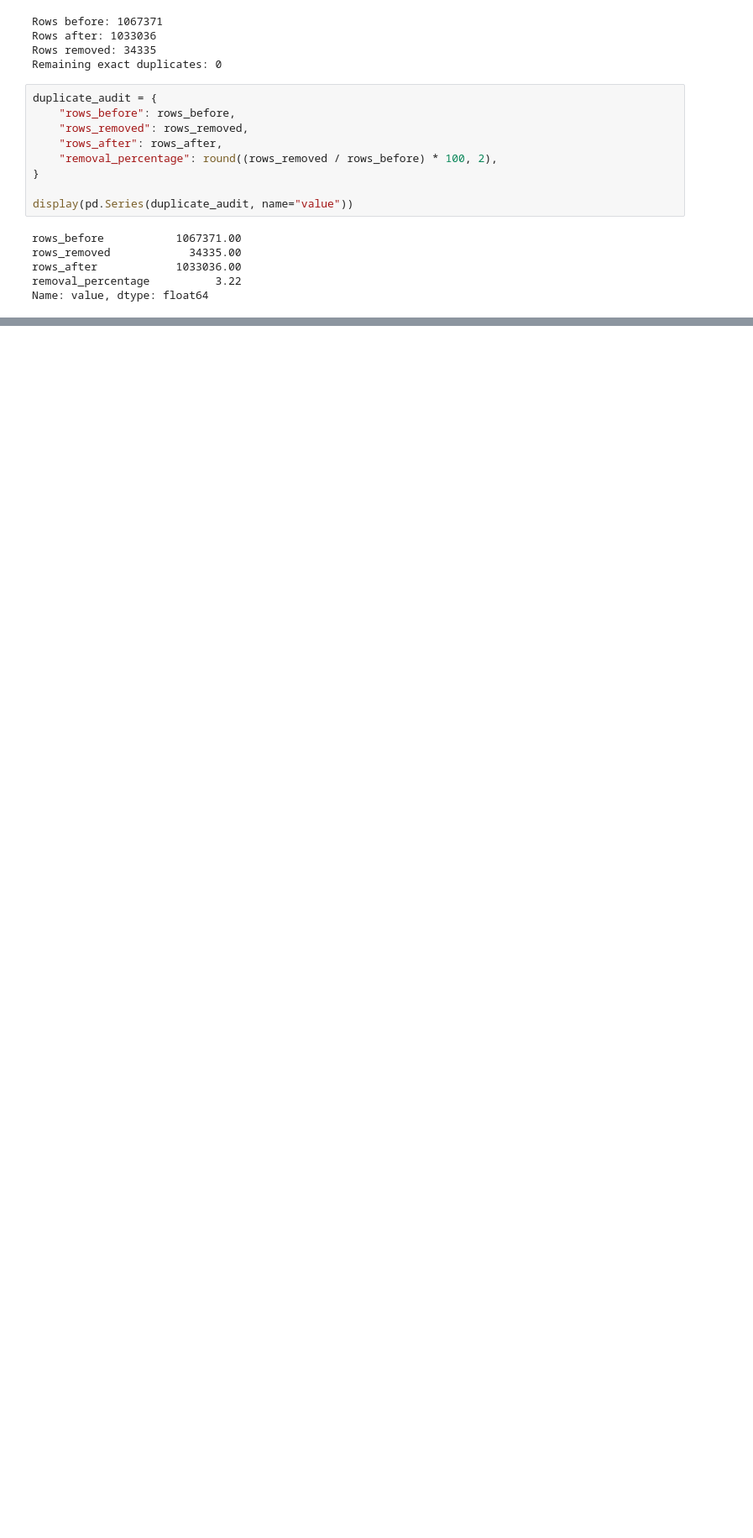
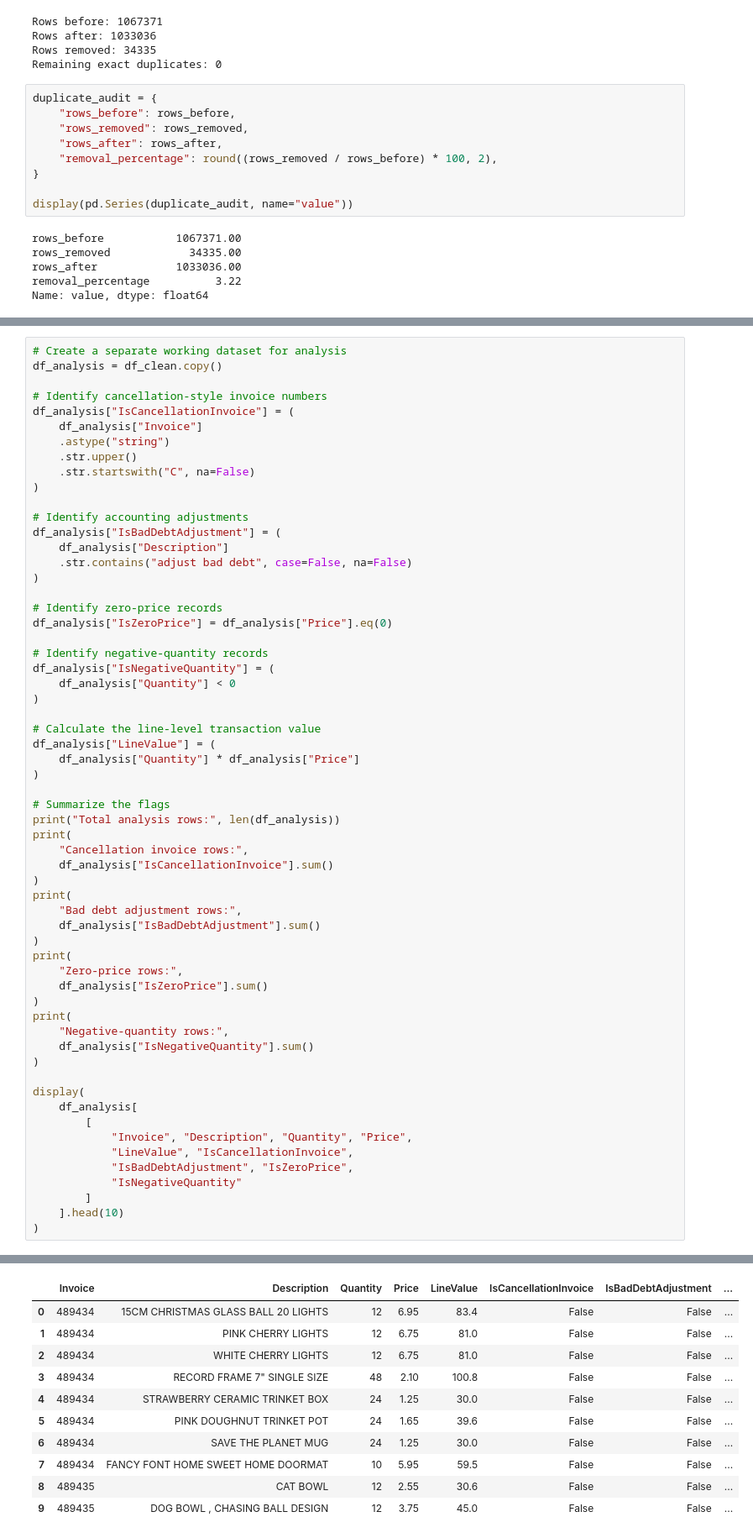
Before and after one commit to siddardha-007/retail-pulse-analytics, a Jupyter notebook: notebooks/02_data_cleaning.ipynb, the cells around one changed output, grey strips where cells are left out. Shown at 84% size. Cells and saved outputs as stored; diff of their text form; blank space fills up the shorter version.

```diff
--- a/notebooks/02_data_cleaning.ipynb
+++ b/notebooks/02_data_cleaning.ipynb
@@ -110,0 +387,61 @@ Name: value, dtype: float64
+# %%
+# Create a separate working dataset for analysis
+df_analysis = df_clean.copy()
+
+# Identify cancellation-style invoice numbers
+df_analysis["IsCancellationInvoice"] = (
+    df_analysis["Invoice"]
+    .astype("string")
+    .str.upper()
+    .str.startswith("C", na=False)
+)
+
+# Identify accounting adjustments
+df_analysis["IsBadDebtAdjustment"] = (
+    df_analysis["Description"]
+    .str.contains("adjust bad debt", case=False, na=False)
+)
+
+# Identify zero-price records
+df_analysis["IsZeroPrice"] = df_analysis["Price"].eq(0)
+
+# Identify negative-quantity records
+df_analysis["IsNegativeQuantity"] = (
+    df_analysis["Quantity"] < 0
+)
+
+# Calculate the line-level transaction value
+df_analysis["LineValue"] = (
+    df_analysis["Quantity"] * df_analysis["Price"]
+)
+
+# Summarize the flags
+print("Total analysis rows:", len(df_analysis))
+print(
+    "Cancellation invoice rows:",
+    df_analysis["IsCancellationInvoice"].sum()
+)
+print(
+    "Bad debt adjustment rows:",
+    df_analysis["IsBadDebtAdjustment"].sum()
+)
+print(
+    "Zero-price rows:",
+    df_analysis["IsZeroPrice"].sum()
+)
+print(
+    "Negative-quantity rows:",
+    df_analysis["IsNegativeQuantity"].sum()
+)
+
+display(
+    df_analysis[
+        [
+            "Invoice", "Description", "Quantity", "Price",
+            "LineValue", "IsCancellationInvoice",
+            "IsBadDebtAdjustment", "IsZeroPrice",
+            "IsNegativeQuantity"
+        ]
+    ].head(10)
+)
+# %% [output]
@@ -110,0 +453,11 @@ Name: value, dtype: float64
+|  | Invoice | Description | Quantity | Price | LineValue | IsCancellationInvoice | IsBadDebtAdjustment | ... |
+| 0 | 489434 | 15CM CHRISTMAS GLASS BALL 20 LIGHTS | 12 | 6.95 | 83.4 | False | False | ... |
+| 1 | 489434 | PINK CHERRY LIGHTS | 12 | 6.75 | 81.0 | False | False | ... |
+| 2 | 489434 | WHITE CHERRY LIGHTS | 12 | 6.75 | 81.0 | False | False | ... |
+| 3 | 489434 | RECORD FRAME 7" SINGLE SIZE | 48 | 2.10 | 100.8 | False | False | ... |
+| 4 | 489434 | STRAWBERRY CERAMIC TRINKET BOX | 24 | 1.25 | 30.0 | False | False | ... |
+| 5 | 489434 | PINK DOUGHNUT TRINKET POT | 24 | 1.65 | 39.6 | False | False | ... |
+| 6 | 489434 | SAVE THE PLANET MUG | 24 | 1.25 | 30.0 | False | False | ... |
+| 7 | 489434 | FANCY FONT HOME SWEET HOME DOORMAT | 10 | 5.95 | 59.5 | False | False | ... |
+| 8 | 489435 | CAT BOWL | 12 | 2.55 | 30.6 | False | False | ... |
+| 9 | 489435 | DOG BOWL , CHASING BALL DESIGN | 12 | 3.75 | 45.0 | False | False | ... |
```
Also changed, not shown: parts of 12 cells of this notebook.
